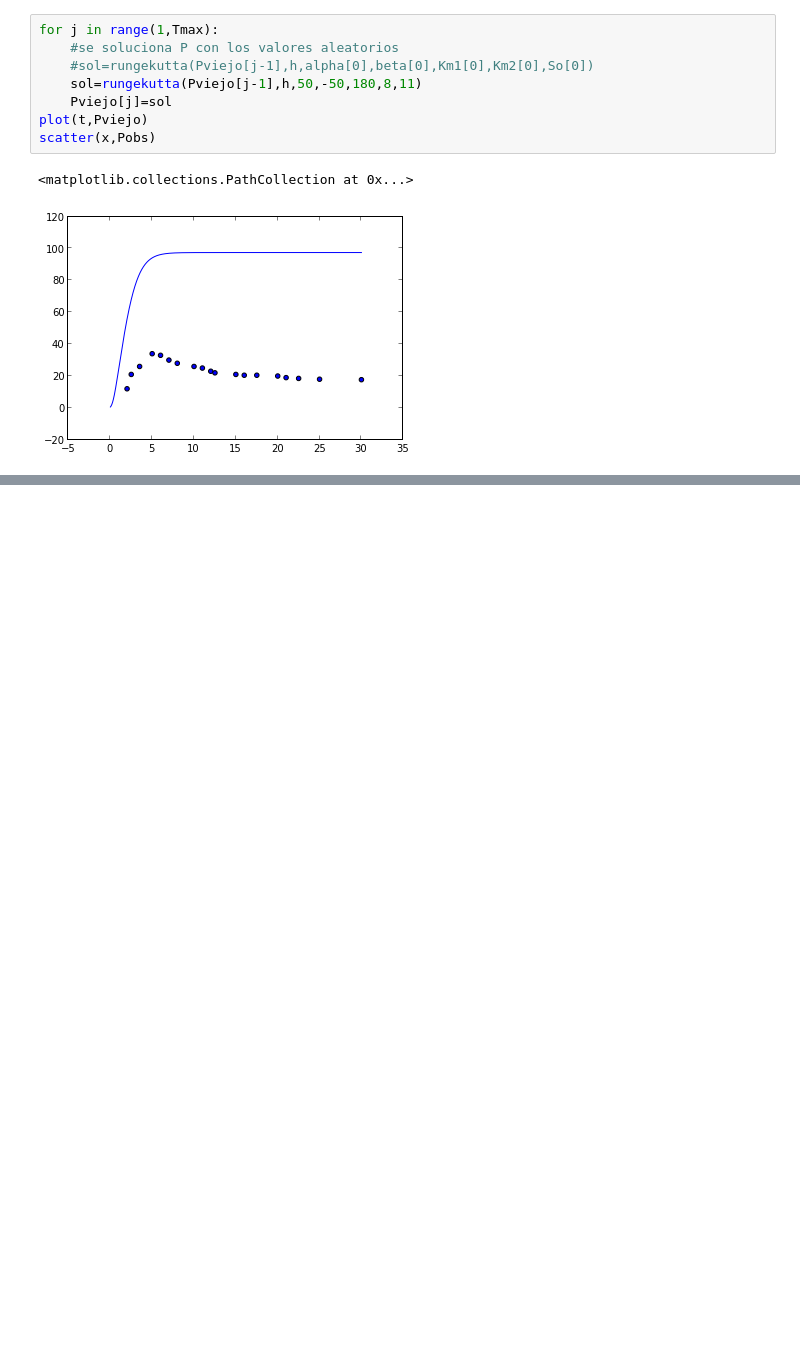
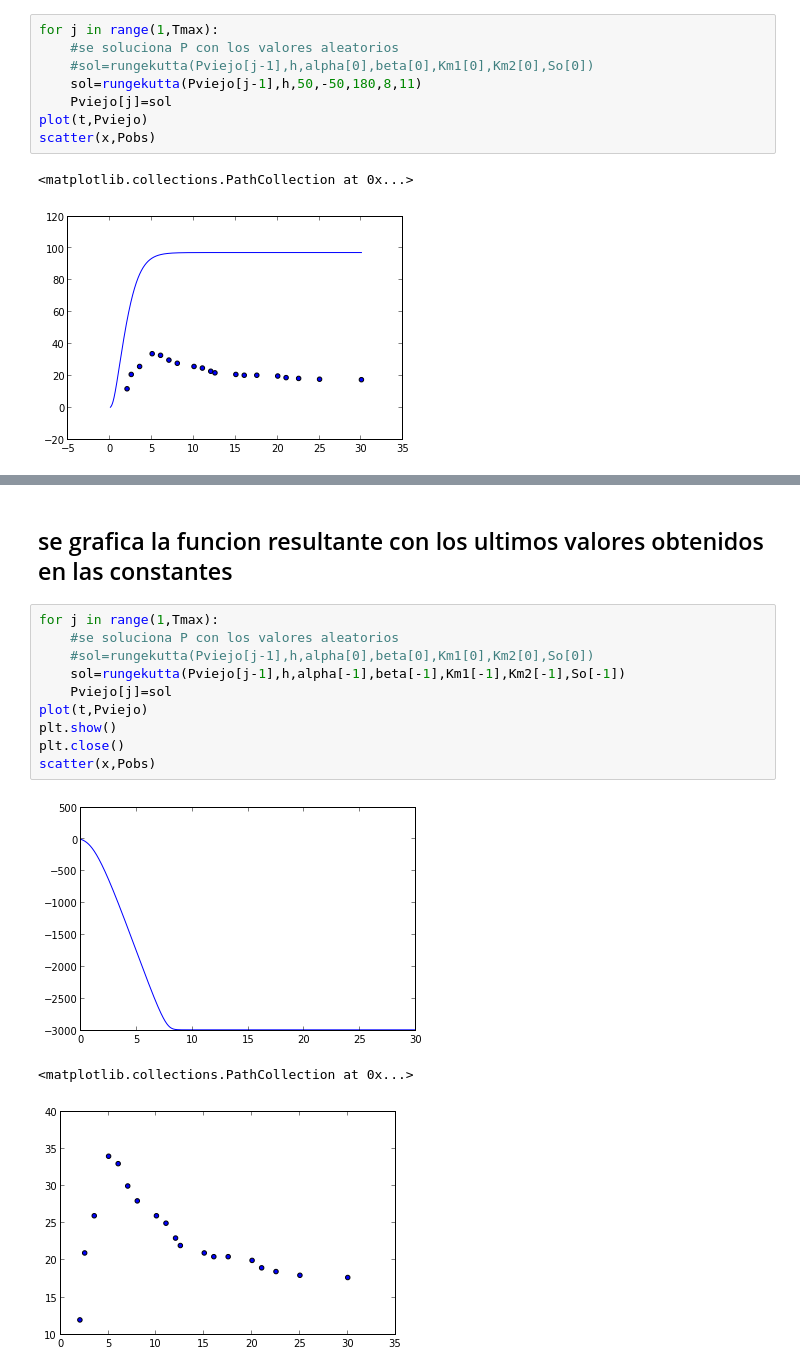
Before and after one commit to daniel-lozano/tarea8, a Jupyter notebook: ctes.ipynb, the cells around one changed output, grey strips where cells are left out. Saved outputs shown, nothing was run; the diff lists cells and outputs as text; blank space fills up the shorter version.

```diff
--- a/ctes.ipynb
+++ b/ctes.ipynb
@@ -237,0 +219,16 @@ scatter(alpha,So)
+# %% [markdown]
+## se grafica la funcion resultante con los ultimos valores obtenidos en las constantes
+# %%
+for j in range(1,Tmax):
+    #se soluciona P con los valores aleatorios
+    #sol=rungekutta(Pviejo[j-1],h,alpha[0],beta[0],Km1[0],Km2[0],So[0])
+    sol=rungekutta(Pviejo[j-1],h,alpha[-1],beta[-1],Km1[-1],Km2[-1],So[-1])
+    Pviejo[j]=sol
+plot(t,Pviejo)
+plt.show()
+plt.close()
+scatter(x,Pobs)
+# %% [output]
+[figure, added]
+<matplotlib.collections.PathCollection at 0x...>
+[figure, added]
```
Also changed, not shown: parts of 8 cells of this notebook.
